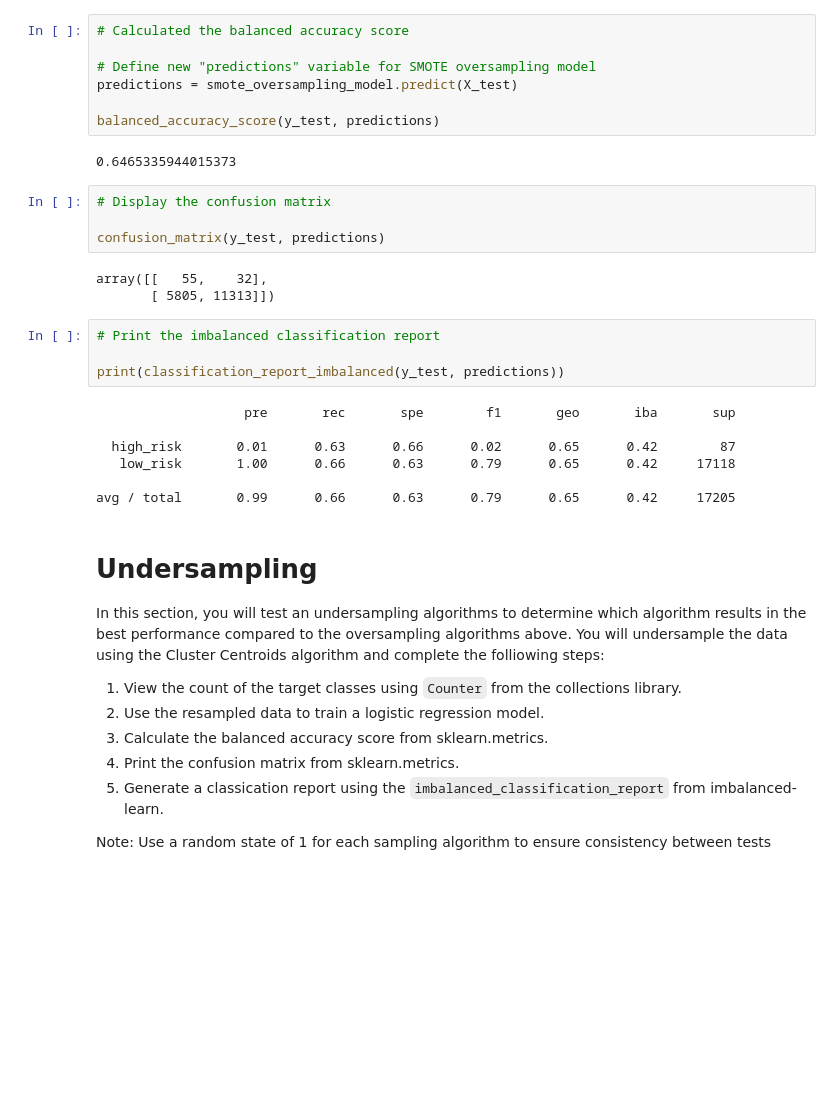
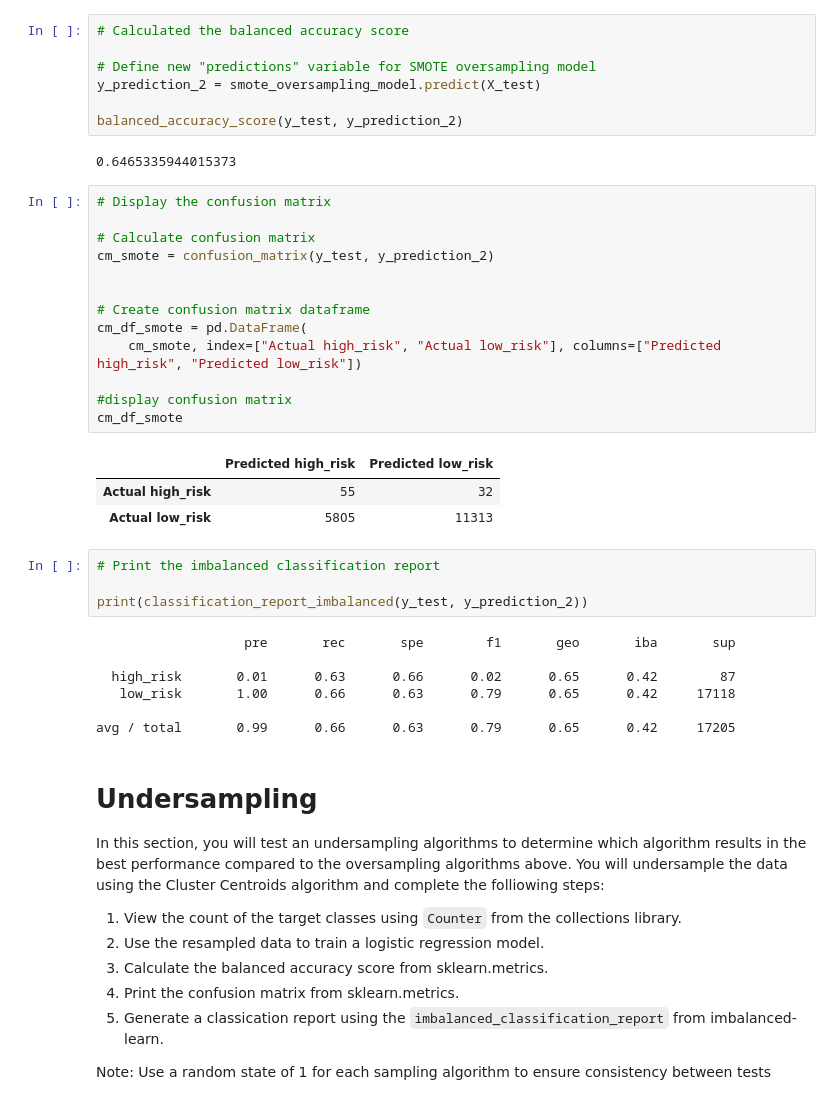
Before and after one commit to jjcode-databootcamp/Credit_Risk_Analysis, a Jupyter notebook: credit_risk_resampling.ipynb, the cells around one changed output. Drawn from its saved outputs; the diff is of its cells as text; blank space fills up the shorter version.

```diff
--- a/credit_risk_resampling.ipynb
+++ b/credit_risk_resampling.ipynb
@@ -194,22 +207,32 @@ LogisticRegression(random_state=1)
 # Calculated the balanced accuracy score
 
 # Define new "predictions" variable for SMOTE oversampling model
-predictions = smote_oversampling_model.predict(X_test)
+y_prediction_2 = smote_oversampling_model.predict(X_test)
 
-balanced_accuracy_score(y_test, predictions)
+balanced_accuracy_score(y_test, y_prediction_2)
 # %% [output]
 0.6465335944015373
-# %%
-# Display the confusion matrix
-
-confusion_matrix(y_test, predictions)
-# %% [output]
-array([[   55,    32],
-       [ 5805, 11313]])
+# %%
+# Display the confusion matrix
+
+# Calculate confusion matrix
+cm_smote = confusion_matrix(y_test, y_prediction_2)
+
+
+# Create confusion matrix dataframe
+cm_df_smote = pd.DataFrame(
+    cm_smote, index=["Actual high_risk", "Actual low_risk"], columns=["Predicted high_risk", "Predicted low_risk"])
+
+#display confusion matrix
+cm_df_smote
+# %% [output]
+|  | Predicted high_risk | Predicted low_risk |
+| Actual high_risk | 55 | 32 |
+| Actual low_risk | 5805 | 11313 |
 # %%
 # Print the imbalanced classification report
 
-print(classification_report_imbalanced(y_test, predictions))
+print(classification_report_imbalanced(y_test, y_prediction_2))
 # %% [output]
                    pre       rec       spe        f1       geo       iba       sup
 
```
Also changed, not shown: parts of 17 cells of this notebook, 1 other file.
